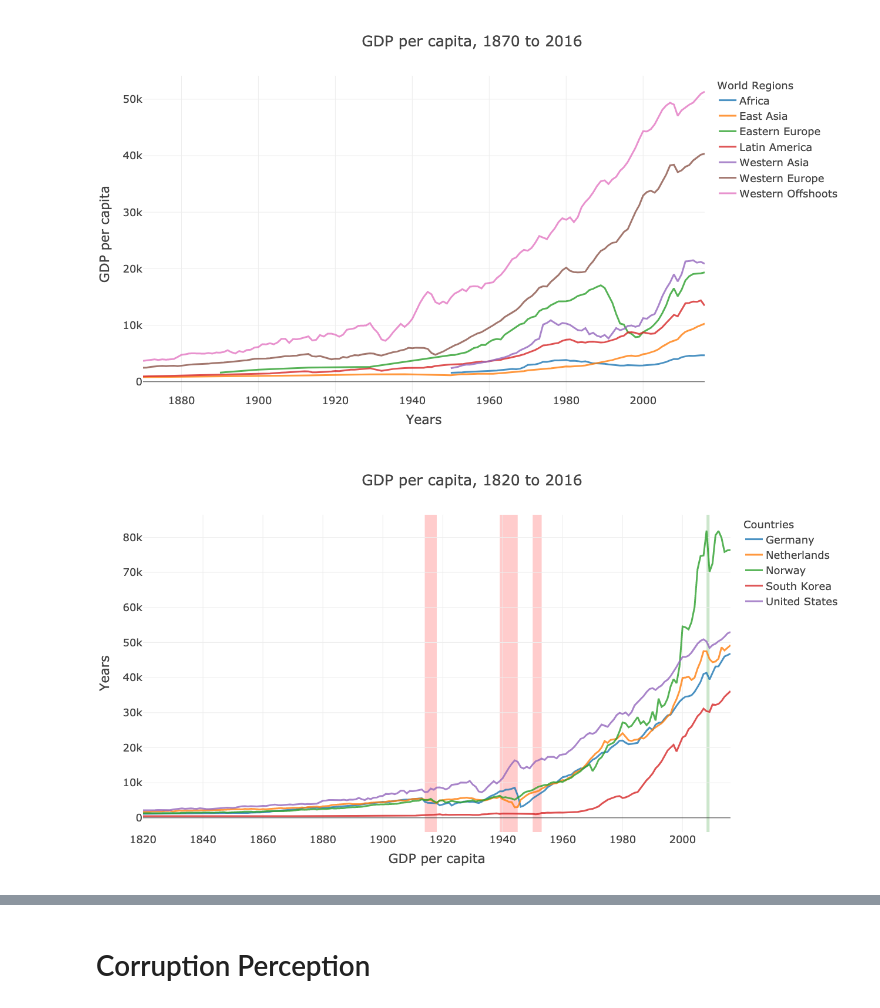
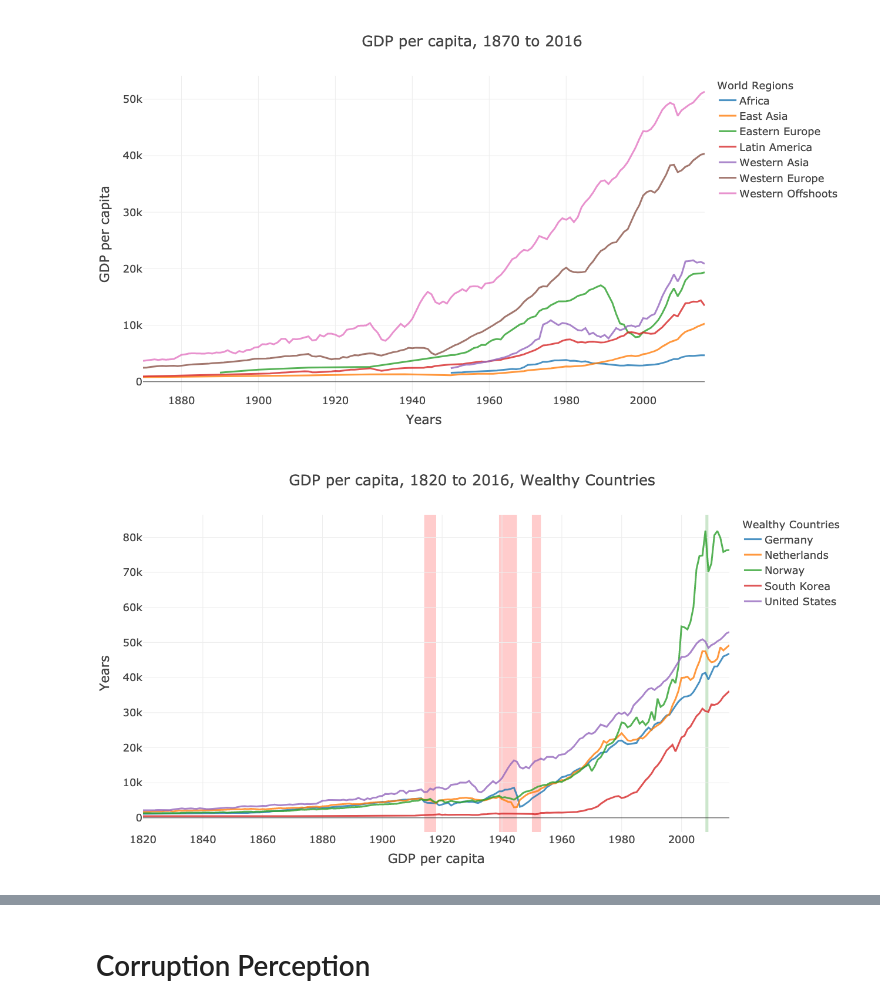
Before and after one commit to leonvanderlee/why_are_countries_wealthy, a Jupyter notebook: code/analysing.ipynb, the cells around one changed output, grey strips where cells are left out. Drawn from its saved outputs; the diff is of its cells as text; code cells hidden in the pictures.

```diff
--- a/code/analysing.ipynb
+++ b/code/analysing.ipynb
@@ -231,35 +231,35 @@ fig.update_layout(
             x1='1953',
             y1=1,
             fillcolor=war_color,
             line_width=0,
             opacity=opacity_shapes,
             layer='below',
 ),
         dict(
             type='rect',
             xref='x',
             yref='paper',
             x0='2008',
             y0=0,
             x1='2009',
             y1=1,
             fillcolor=financial_color,
             line_width=0,
             opacity=opacity_shapes,
             layer='below',
         ),
     ]
 )
 
 fig.update_xaxes(range=[1820, 2016])
 
-fig.update_layout(width=width_plot, height=height_plot, title='GDP per capita, 1820 to 2016', xaxis_title='GDP per capita', yaxis_title='Years', showlegend=True, legend_title='Countries')
+fig.update_layout(width=width_plot, height=height_plot, title='GDP per capita, 1820 to 2016, Wealthy Countries', xaxis_title='GDP per capita', yaxis_title='Years', showlegend=True, legend_title='Wealthy Countries')
 
 fig.write_image("../plots/gdp_per_capita/germany_netherlands_norway-soutk-korea_united-states.png")
 
 fig.show(renderer="png", width=render_width_plot, height=render_height_plot)
 # %% [output]
-[figure, old version]
+[figure, new version]
 # %%
 brazil = groupby_data.get_group('Brazil')
 
```
Also changed, not shown: parts of 5 cells of this notebook, 6 other files.
